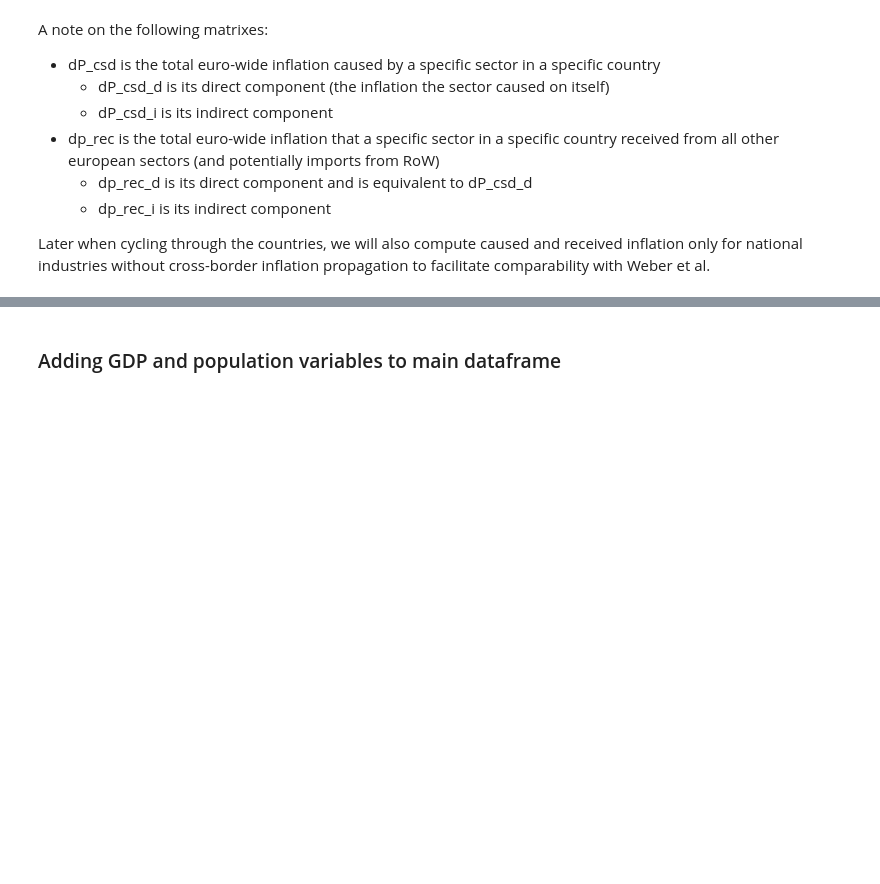
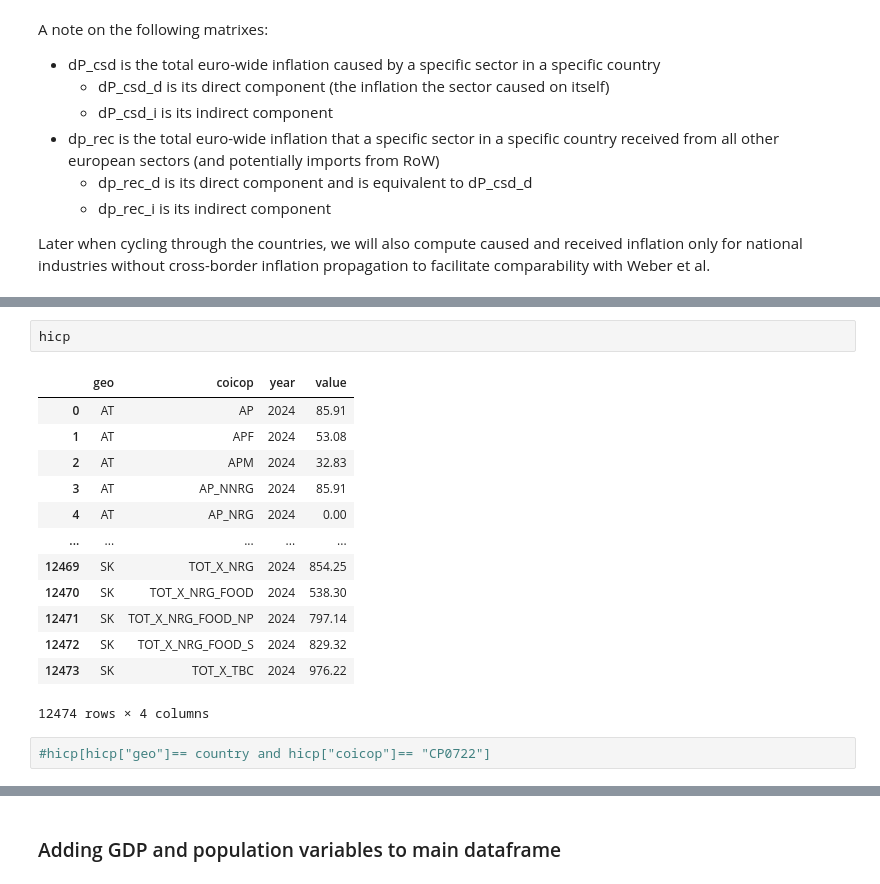
Before and after one commit to wirth-florian/eu-ets-inflation-impact, a Jupyter notebook: code/carbonflation_modelling.ipynb, the cells around one changed output, grey strips where cells are left out. Drawn from its saved outputs; the diff is of its cells as text; blank space fills up the shorter version.

```diff
--- a/code/carbonflation_modelling.ipynb
+++ b/code/carbonflation_modelling.ipynb
@@ -514,3 +506,21 @@ df["rec_i"] = dP_rec_i.sum(on="sectors").data
+# %%
+hicp
+# %% [output]
+|  | geo | coicop | year | value |
+| 0 | AT | AP | 2024 | 85.91 |
+| 1 | AT | APF | 2024 | 53.08 |
+| 2 | AT | APM | 2024 | 32.83 |
+| 3 | AT | AP_NNRG | 2024 | 85.91 |
+| 4 | AT | AP_NRG | 2024 | 0.00 |
+| ... | ... | ... | ... | ... |
+| 12469 | SK | TOT_X_NRG | 2024 | 854.25 |
+| 12470 | SK | TOT_X_NRG_FOOD | 2024 | 538.30 |
+| 12471 | SK | TOT_X_NRG_FOOD_NP | 2024 | 797.14 |
+| 12472 | SK | TOT_X_NRG_FOOD_S | 2024 | 829.32 |
+| 12473 | SK | TOT_X_TBC | 2024 | 976.22 |
+12474 rows × 4 columns
+# %%
+#hicp[hicp["geo"]== country and hicp["coicop"]== "CP0722"]
 # %%
 for country in countries:
 
```
Also changed, not shown: parts of 16 cells of this notebook.
